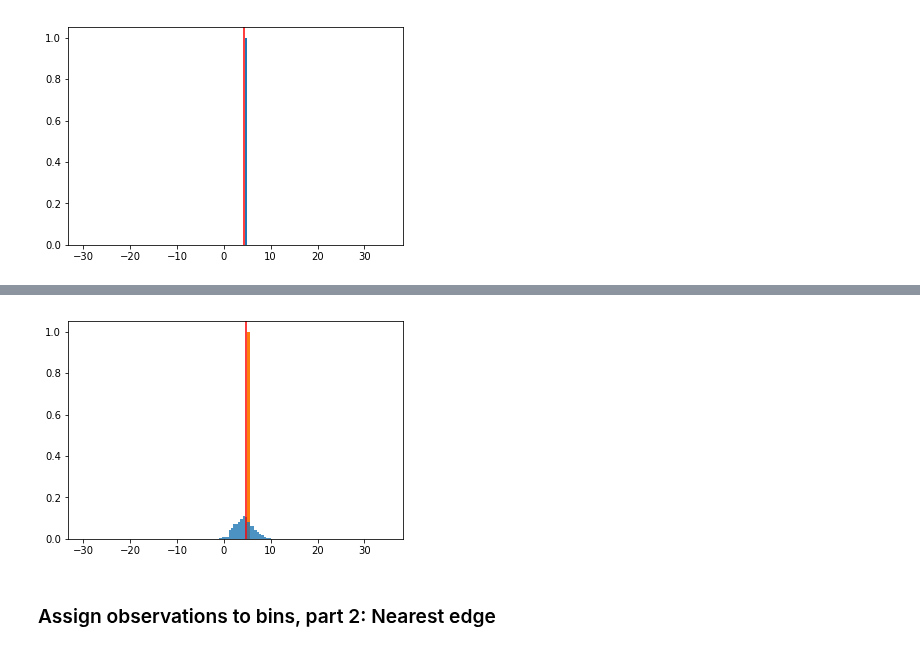
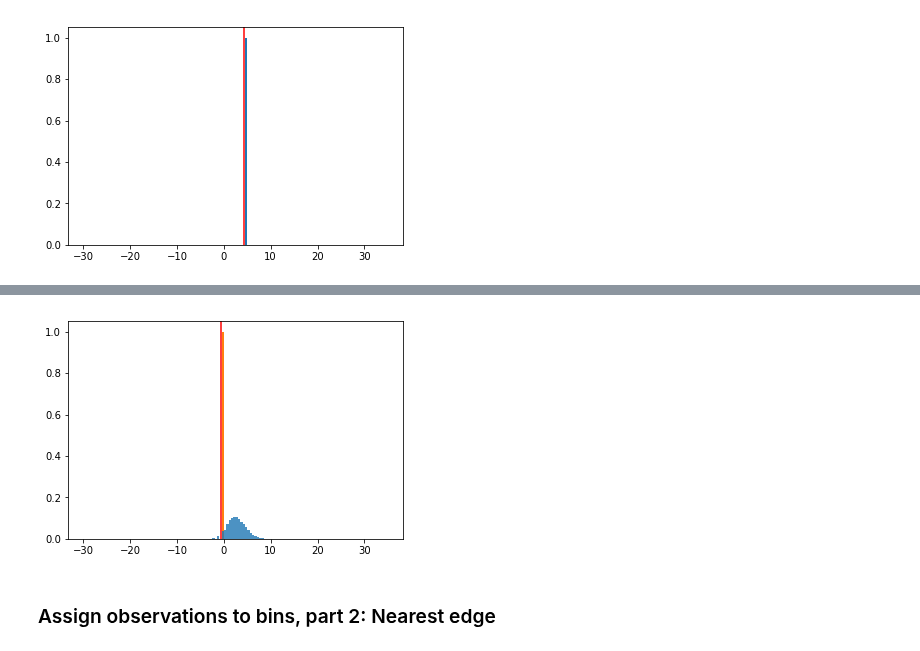
Before and after one commit to slerch/ppnn, a Jupyter notebook: nn_postprocessing/categorical_networks.ipynb, the cells around one changed output, grey strips where cells are left out. Drawn from its saved outputs; the diff is of its cells as text; code cells hidden in the pictures.

```diff
--- a/nn_postprocessing/categorical_networks.ipynb
+++ b/nn_postprocessing/categorical_networks.ipynb
@@ -38,7 +38,7 @@ fclt = 48
 
 We will one-hot-encode the target array
 # %%
-train_dates = ['2015-01-01', '2016-01-01']
+train_dates = ['2010-01-01', '2016-01-01']
 test_dates =  ['2016-01-01', '2017-01-01']
 train_set, test_set = get_train_test_sets(DATA_DIR, train_dates, test_dates)
 # %% [output]
@@ -78,9 +78,9 @@ def build_cat_model(n_features, hidden_nodes, n_bins):
     x = Dense(n_bins, activation='softmax')(x)
     return Model(inputs=inp, outputs=x)
 # %%
-model = build_cat_model(2, 50, bin_edges.shape[0]-1)
+model = build_cat_model(2, [50], bin_edges.shape[0]-1)
 # %%
-model.compile(optimizer=Adam(0.01), loss=approx_crps)
+model.compile(optimizer=Adam(0.01), loss=approx_crps_cat(bin_width))
 # %%
 model.summary()
 # %% [output]
@@ -100,5 +98,7 @@ Trainable params: 9,330
 Non-trainable params: 0
 _________________________________________________________________
+# %%
+model.optimizer.lr = 1e-4
 # %%
 model.fit(train_set.features, train_cat_targets, epochs=5, batch_size=4096,
           validation_data=[test_set.features, test_cat_targets])
@@ -125,11 +125,11 @@ maybe_correct_cat_crps(preds, test_set.targets, bin_edges)
 # %%
-i = 40001
+i = 10
 plt.bar(bin_edges[:-1] + 0.25, preds[i], width=0.5, alpha=0.8)
 plt.bar(bin_edges[:-1] + 0.25, test_cat_targets[i], width=0.5, zorder=0.1)
 plt.axvline(test_set.targets[i], c='r')
 plt.show()
 # %% [output]
-[figure, old version]
+[figure, new version]
 # %% [markdown]
 ### Assign observations to bins, part 2: Nearest edge
 # %%
```
Also changed, not shown: parts of 65 cells of this notebook, 2 other files.
